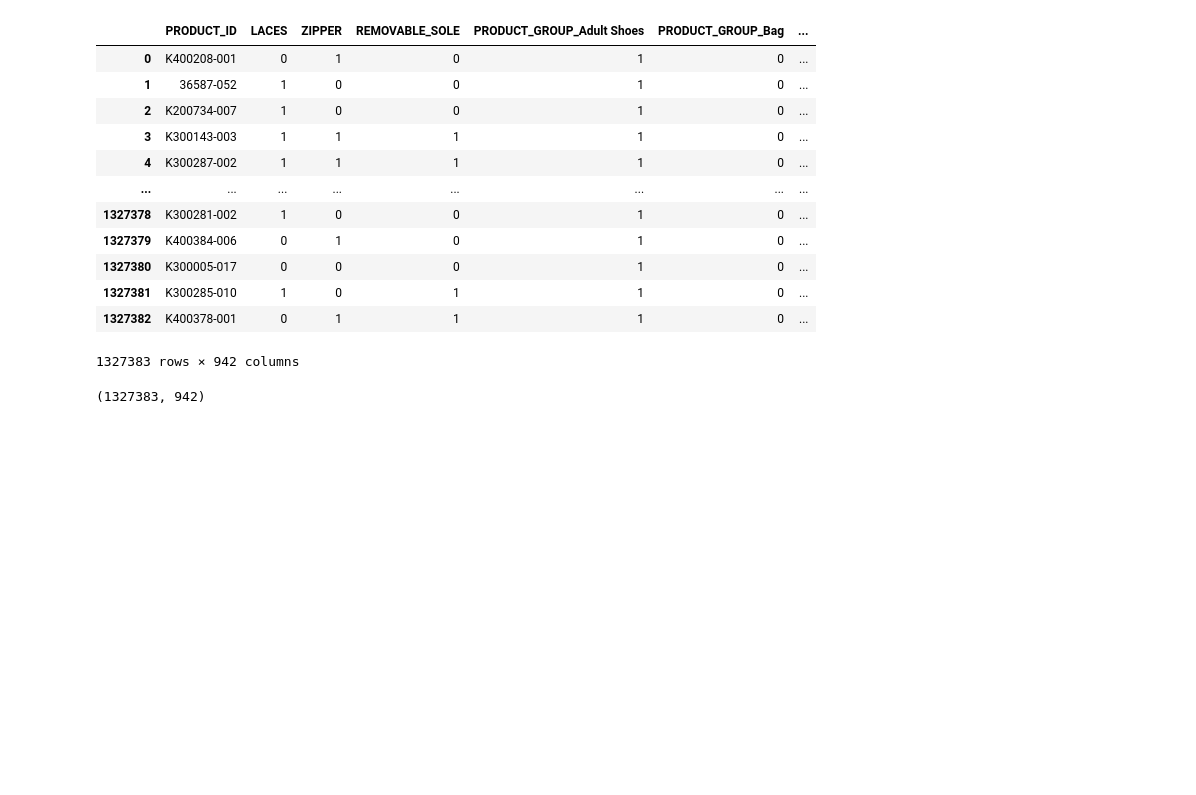
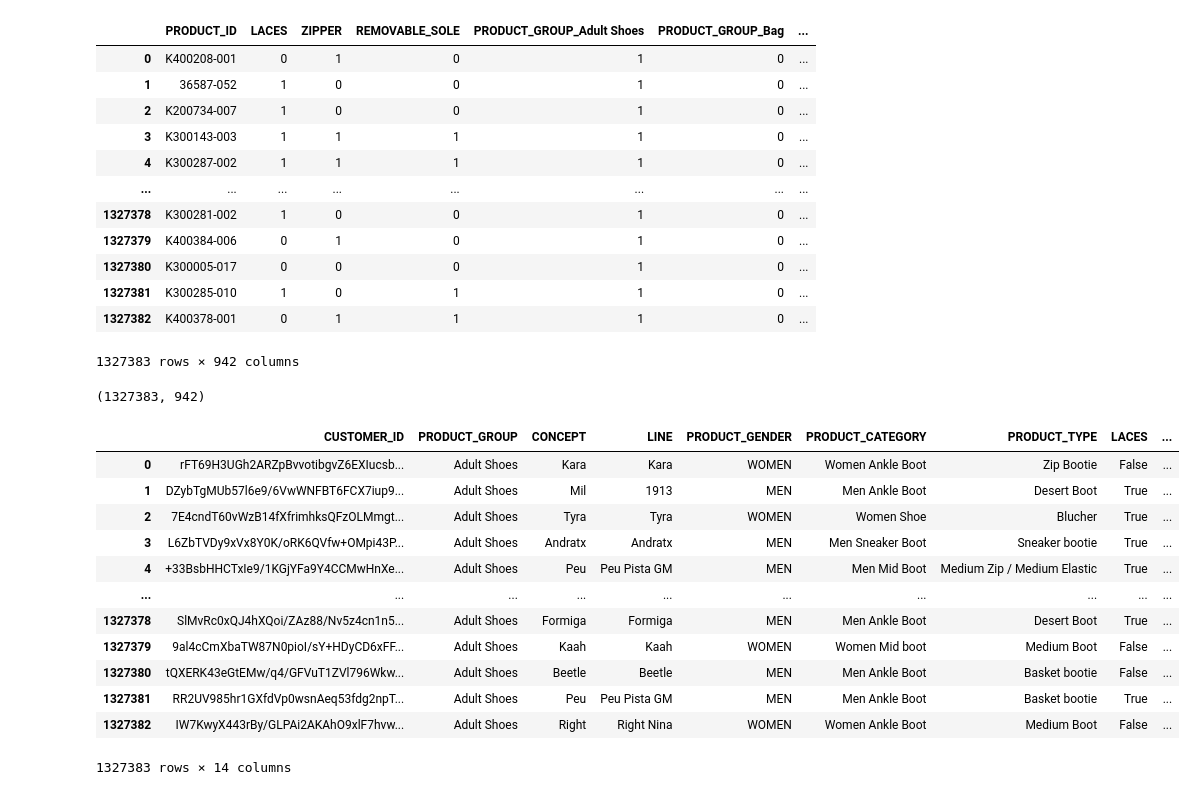
Before and after one commit to LiviReka/CamperRecommender, a Jupyter notebook: dataviz.ipynb, the cells around one changed output. Drawn from its saved outputs; the diff is of its cells as text; code cells hidden in the pictures; blank space fills up the shorter version.

Commit message:
customer matrix added and both de-duped

```diff
--- a/dataviz.ipynb
+++ b/dataviz.ipynb
@@ -97,7 +97,7 @@ def preprocess(d):
 cleandata = preprocess(data)
 cleandata = cleandata.drop(columns=dropcols)
 # %%
-item_fields = ['PRODUCT_ID','PRODUCT_GROUP','CONCEPT','LINE',\
+item_fields = ['PRODUCT_GROUP','CONCEPT','LINE',\
                'PRODUCT_GENDER','PRODUCT_CATEGORY','PRODUCT_TYPE',\
                'LACES','ZIPPER','SOLE_TYPE','SOLE_SUBTYPE','REMOVABLE_SOLE','SEASON_DESC',\
               'COLOR_INTERN']
@@ -168,3 +174,19 @@ item_mtx_np = np.asmatrix(item_mtx_df)
 item_mtx_np.shape
 # %% [output]
 (1327383, 942)
+# %%
+cleandata[['CUSTOMER_ID']+item_fields]
+# %% [output]
+|  | CUSTOMER_ID | PRODUCT_GROUP | CONCEPT | LINE | PRODUCT_GENDER | PRODUCT_CATEGORY | PRODUCT_TYPE | LACES | ... |
+| 0 | rFT69H3UGh2ARZpBvvotibgvZ6EXIucsb... | Adult Shoes | Kara | Kara | WOMEN | Women Ankle Boot | Zip Bootie | False | ... |
+| 1 | DZybTgMUb57l6e9/6VwWNFBT6FCX7iup9... | Adult Shoes | Mil | 1913 | MEN | Men Ankle Boot | Desert Boot | True | ... |
+| 2 | 7E4cndT60vWzB14fXfrimhksQFzOLMmgt... | Adult Shoes | Tyra | Tyra | WOMEN | Women Shoe | Blucher | True | ... |
+| 3 | L6ZbTVDy9xVx8Y0K/oRK6QVfw+OMpi43P... | Adult Shoes | Andratx | Andratx | MEN | Men Sneaker Boot | Sneaker bootie | True | ... |
+| 4 | +33BsbHHCTxIe9/1KGjYFa9Y4CCMwHnXe... | Adult Shoes | Peu | Peu Pista GM | MEN | Men Mid Boot | Medium Zip / Medium Elastic | True | ... |
+| ... | ... | ... | ... | ... | ... | ... | ... | ... | ... |
+| 1327378 | SlMvRc0xQJ4hXQoi/ZAz88/Nv5z4cn1n5... | Adult Shoes | Formiga | Formiga | MEN | Men Ankle Boot | Desert Boot | True | ... |
+| 1327379 | 9al4cCmXbaTW87N0pioI/sY+HDyCD6xFF... | Adult Shoes | Kaah | Kaah | WOMEN | Women Mid boot | Medium Boot | False | ... |
+| 1327380 | tQXERK43eGtEMw/q4/GFVuT1ZVl796Wkw... | Adult Shoes | Beetle | Beetle | MEN | Men Ankle Boot | Basket bootie | False | ... |
+| 1327381 | RR2UV985hr1GXfdVp0wsnAeq53fdg2npT... | Adult Shoes | Peu | Peu Pista GM | MEN | Men Ankle Boot | Basket bootie | True | ... |
+| 1327382 | IW7KwyX443rBy/GLPAi2AKAhO9xlF7hvw... | Adult Shoes | Right | Right Nina | WOMEN | Women Ankle Boot | Medium Boot | False | ... |
+1327383 rows × 14 columns
```
Also changed, not shown: parts of 3 cells of this notebook.
